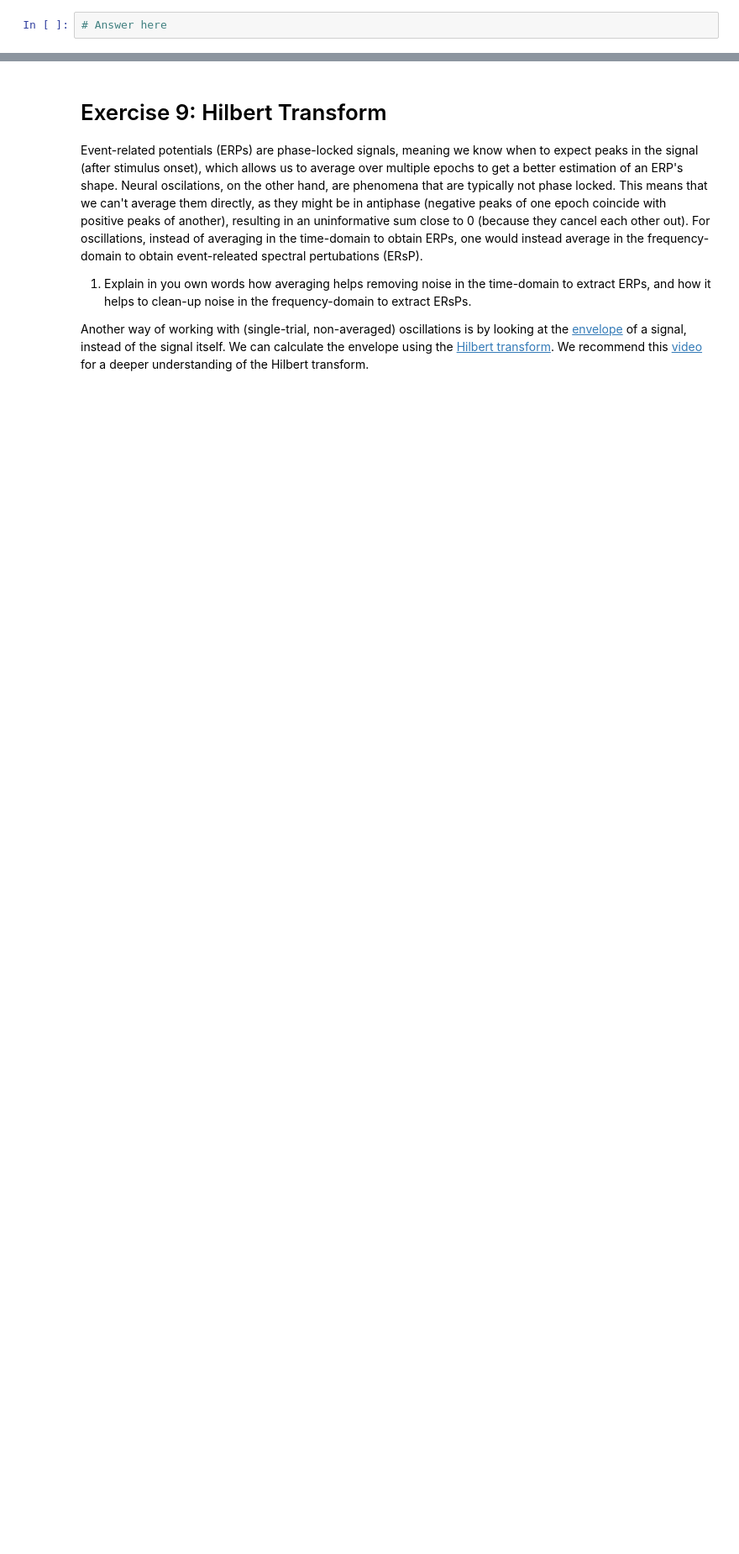
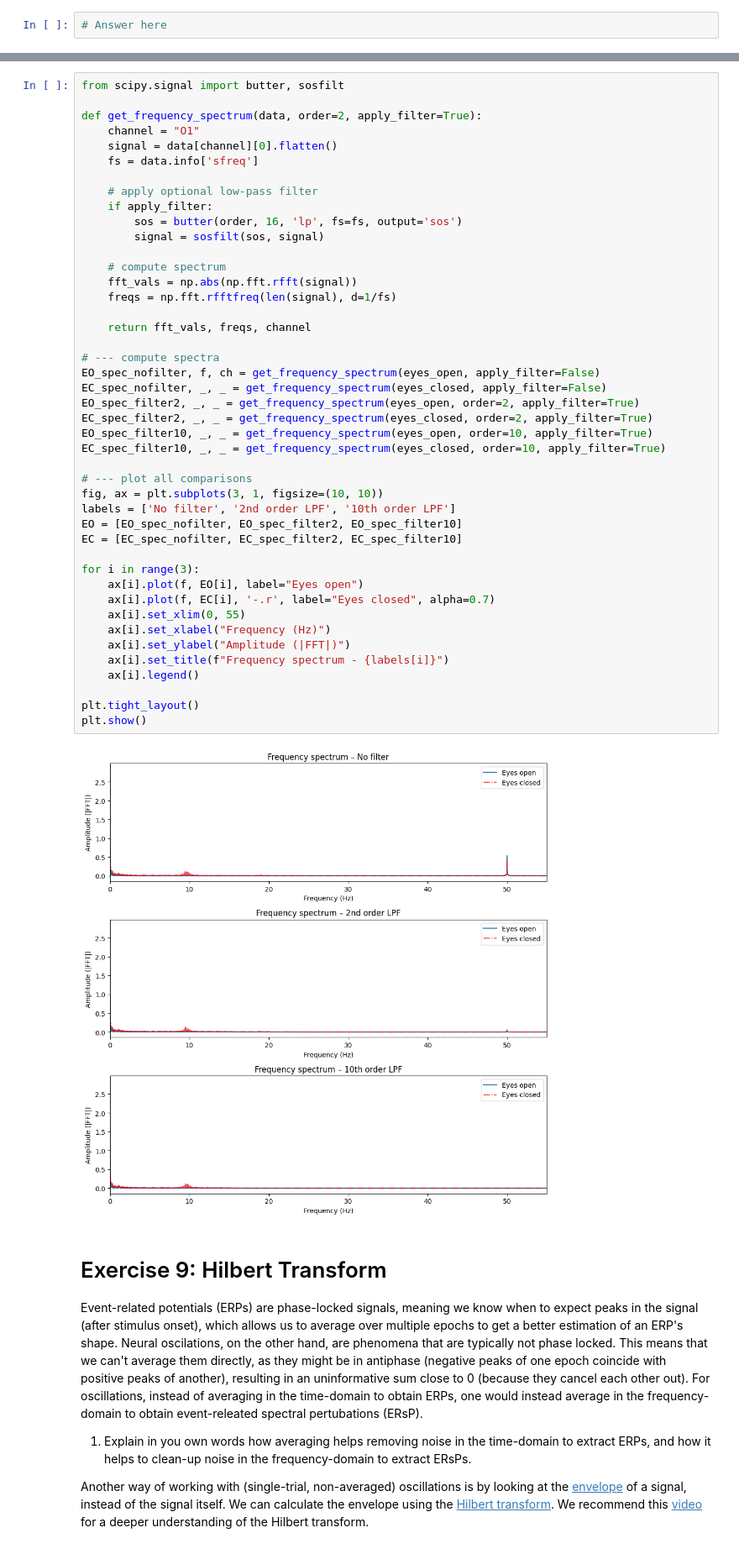
Before and after one commit to pschristodoulou/BCI_course, a Jupyter notebook: Assignments/Assignment8/assignment_08_signal_analysis.ipynb, the cells around one changed output, grey strips where cells are left out. Shown at 84% size. Drawn from its saved outputs; the diff is of its cells as text; blank space fills up the shorter version.

```diff
--- a/Assignments/Assignment8/assignment_08_signal_analysis.ipynb
+++ b/Assignments/Assignment8/assignment_08_signal_analysis.ipynb
@@ -355,3 +355,49 @@ plt.show()
+# %%
+from scipy.signal import butter, sosfilt
+
+def get_frequency_spectrum(data, order=2, apply_filter=True):
+    channel = "O1"
+    signal = data[channel][0].flatten()
+    fs = data.info['sfreq']
+
+    # apply optional low-pass filter
+    if apply_filter:
+        sos = butter(order, 16, 'lp', fs=fs, output='sos')
+        signal = sosfilt(sos, signal)
+
+    # compute spectrum
+    fft_vals = np.abs(np.fft.rfft(signal))
+    freqs = np.fft.rfftfreq(len(signal), d=1/fs)
+
+    return fft_vals, freqs, channel
+
+# --- compute spectra
+EO_spec_nofilter, f, ch = get_frequency_spectrum(eyes_open, apply_filter=False)
+EC_spec_nofilter, _, _ = get_frequency_spectrum(eyes_closed, apply_filter=False)
+EO_spec_filter2, _, _ = get_frequency_spectrum(eyes_open, order=2, apply_filter=True)
+EC_spec_filter2, _, _ = get_frequency_spectrum(eyes_closed, order=2, apply_filter=True)
+EO_spec_filter10, _, _ = get_frequency_spectrum(eyes_open, order=10, apply_filter=True)
+EC_spec_filter10, _, _ = get_frequency_spectrum(eyes_closed, order=10, apply_filter=True)
+
+# --- plot all comparisons
+fig, ax = plt.subplots(3, 1, figsize=(10, 10))
+labels = ['No filter', '2nd order LPF', '10th order LPF']
+EO = [EO_spec_nofilter, EO_spec_filter2, EO_spec_filter10]
+EC = [EC_spec_nofilter, EC_spec_filter2, EC_spec_filter10]
+
+for i in range(3):
+    ax[i].plot(f, EO[i], label="Eyes open")
+    ax[i].plot(f, EC[i], '-.r', label="Eyes closed", alpha=0.7)
+    ax[i].set_xlim(0, 55)
+    ax[i].set_xlabel("Frequency (Hz)")
+    ax[i].set_ylabel("Amplitude (|FFT|)")
+    ax[i].set_title(f"Frequency spectrum - {labels[i]}")
+    ax[i].legend()
+
+plt.tight_layout()
+plt.show()
+# %% [output]
+[figure, added]
 # %% [markdown]
 # Exercise 9: Hilbert Transform
 
```
Also changed, not shown: parts of 4 cells of this notebook.
